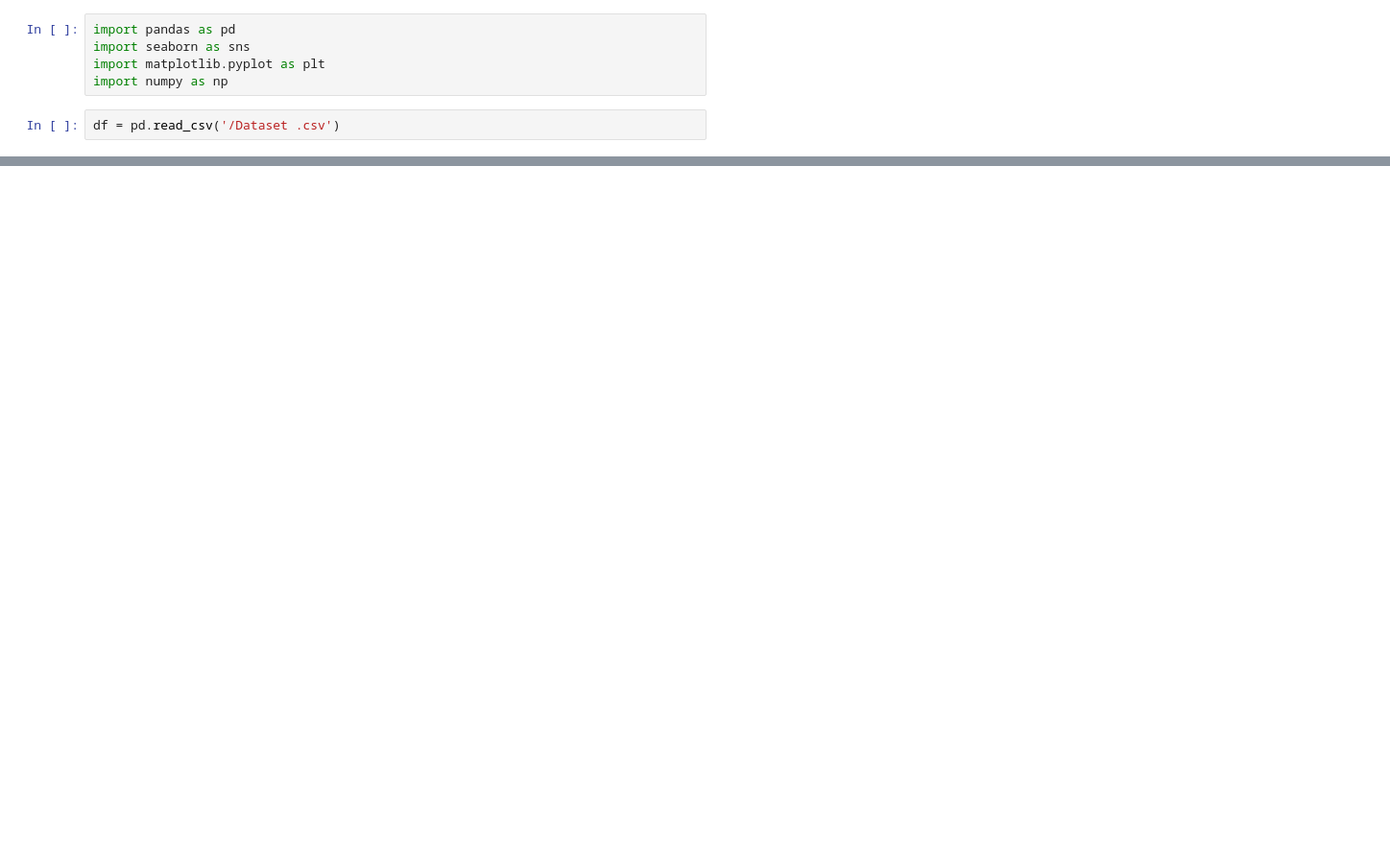
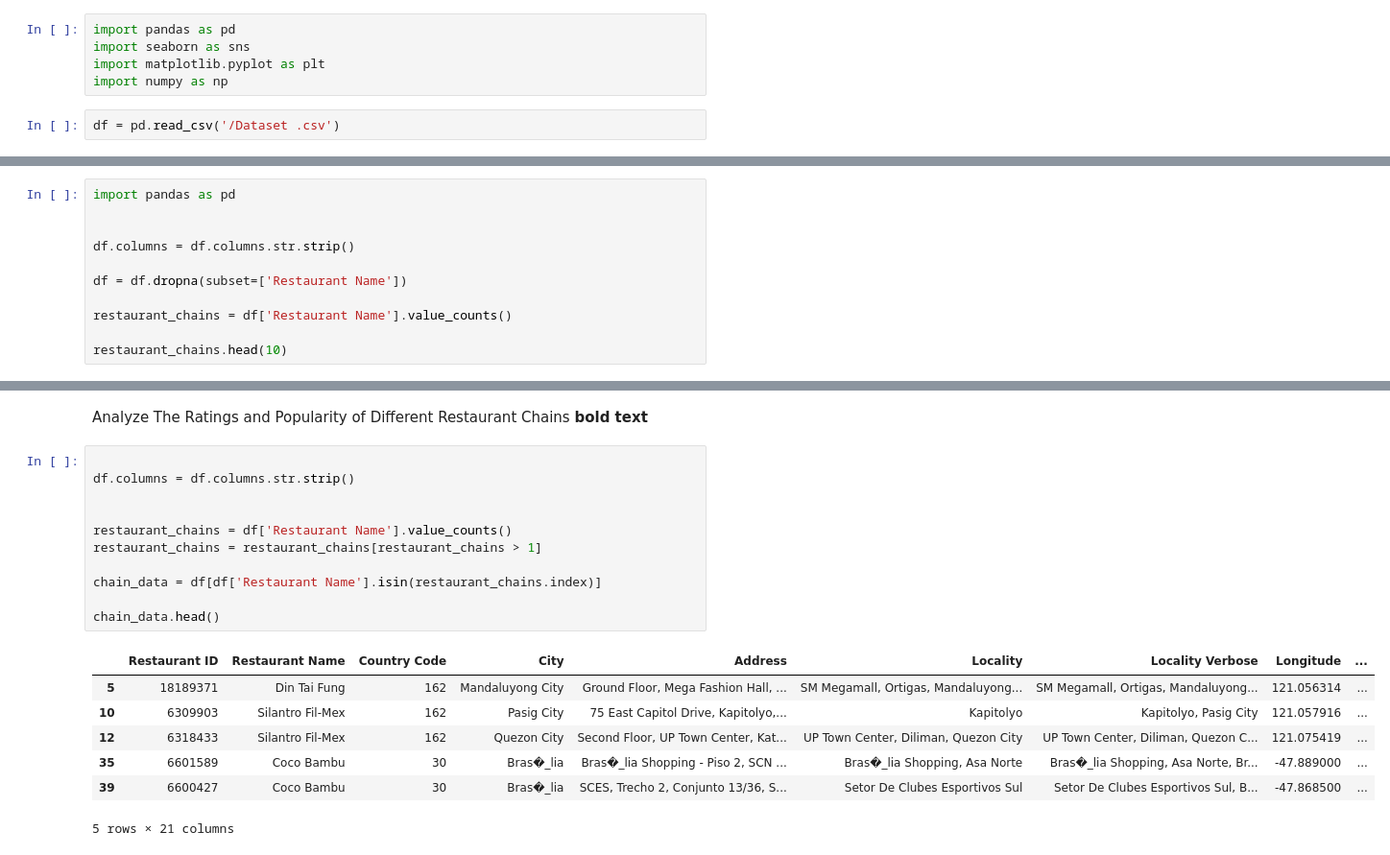
Before and after one commit to aksaini175/Cognifyz-Internship-Level-1, a Jupyter notebook: TASK_4.ipynb, the cells around one changed output, grey strips where cells are left out. Shown at 96% size. Drawn from its saved outputs; the diff is of its cells as text; blank space fills up the shorter version.

```diff
--- a/TASK_4.ipynb
+++ b/TASK_4.ipynb
@@ -82,0 +12,11 @@ plt.show()
+# %%
+import pandas as pd
+
+
+df.columns = df.columns.str.strip()
+
+df = df.dropna(subset=['Restaurant Name'])
+
+restaurant_chains = df['Restaurant Name'].value_counts()
+
+restaurant_chains.head(10)
@@ -82,0 +79,22 @@ plt.show()
+# %% [markdown]
+Analyze The Ratings and Popularity of Different Restaurant Chains
+**bold text**
+# %%
+
+df.columns = df.columns.str.strip()
+
+
+restaurant_chains = df['Restaurant Name'].value_counts()
+restaurant_chains = restaurant_chains[restaurant_chains > 1]
+
+chain_data = df[df['Restaurant Name'].isin(restaurant_chains.index)]
+
+chain_data.head()
+# %% [output]
+|  | Restaurant ID | Restaurant Name | Country Code | City | Address | Locality | Locality Verbose | Longitude | ... |
+| 5 | 18189371 | Din Tai Fung | 162 | Mandaluyong City | Ground Floor, Mega Fashion Hall, ... | SM Megamall, Ortigas, Mandaluyong... | SM Megamall, Ortigas, Mandaluyong... | 121.056314 | ... |
+| 10 | 6309903 | Silantro Fil-Mex | 162 | Pasig City | 75 East Capitol Drive, Kapitolyo,... | Kapitolyo | Kapitolyo, Pasig City | 121.057916 | ... |
+| 12 | 6318433 | Silantro Fil-Mex | 162 | Quezon City | Second Floor, UP Town Center, Kat... | UP Town Center, Diliman, Quezon City | UP Town Center, Diliman, Quezon C... | 121.075419 | ... |
+| 35 | 6601589 | Coco Bambu | 30 | Bras�_lia | Bras�_lia Shopping - Piso 2, SCN ... | Bras�_lia Shopping, Asa Norte | Bras�_lia Shopping, Asa Norte, Br... | -47.889000 | ... |
+| 39 | 6600427 | Coco Bambu | 30 | Bras�_lia | SCES, Trecho 2, Conjunto 13/36, S... | Setor De Clubes Esportivos Sul | Setor De Clubes Esportivos Sul, B... | -47.868500 | ... |
+5 rows × 21 columns
```
Also changed, not shown: parts of 17 cells of this notebook.
